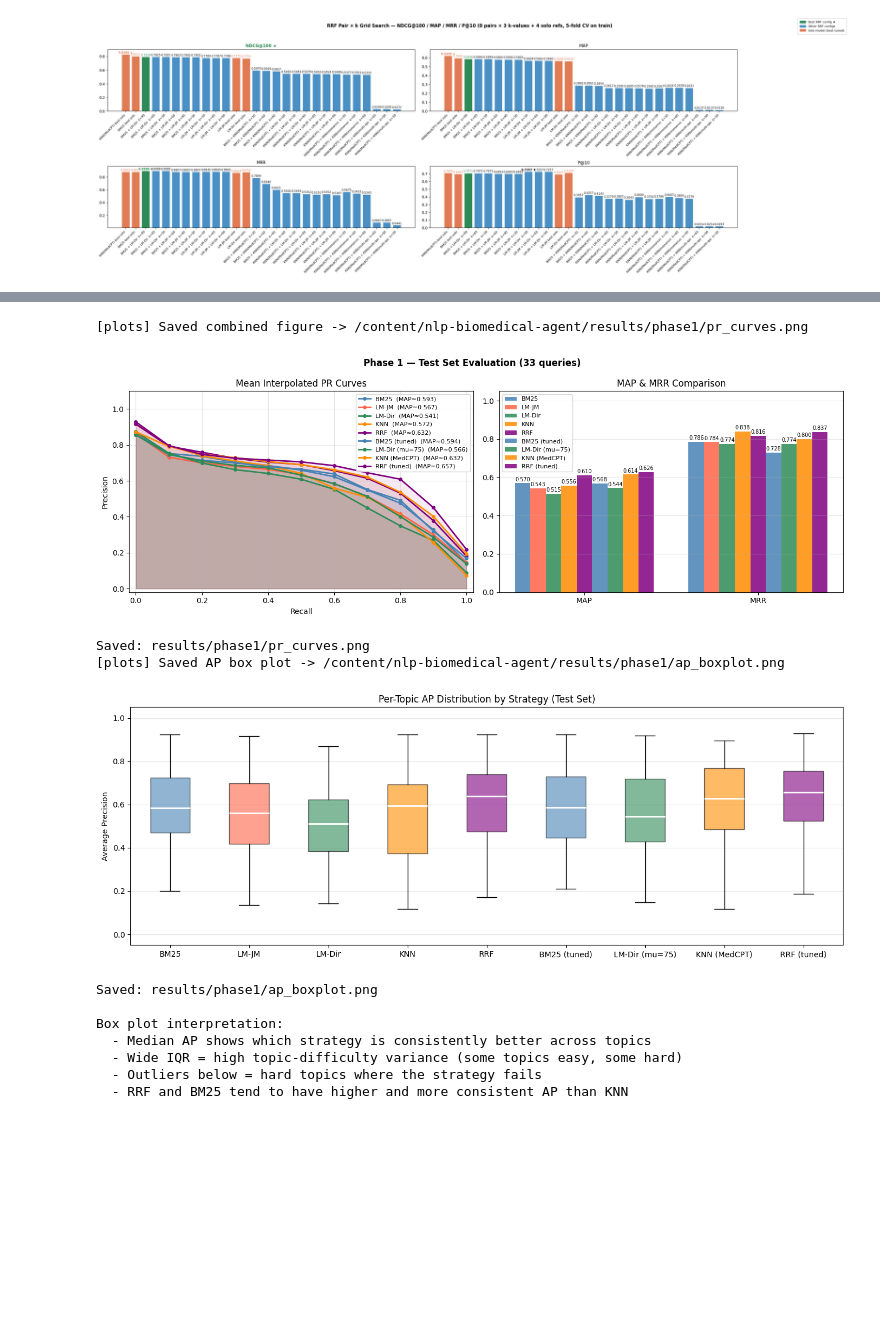
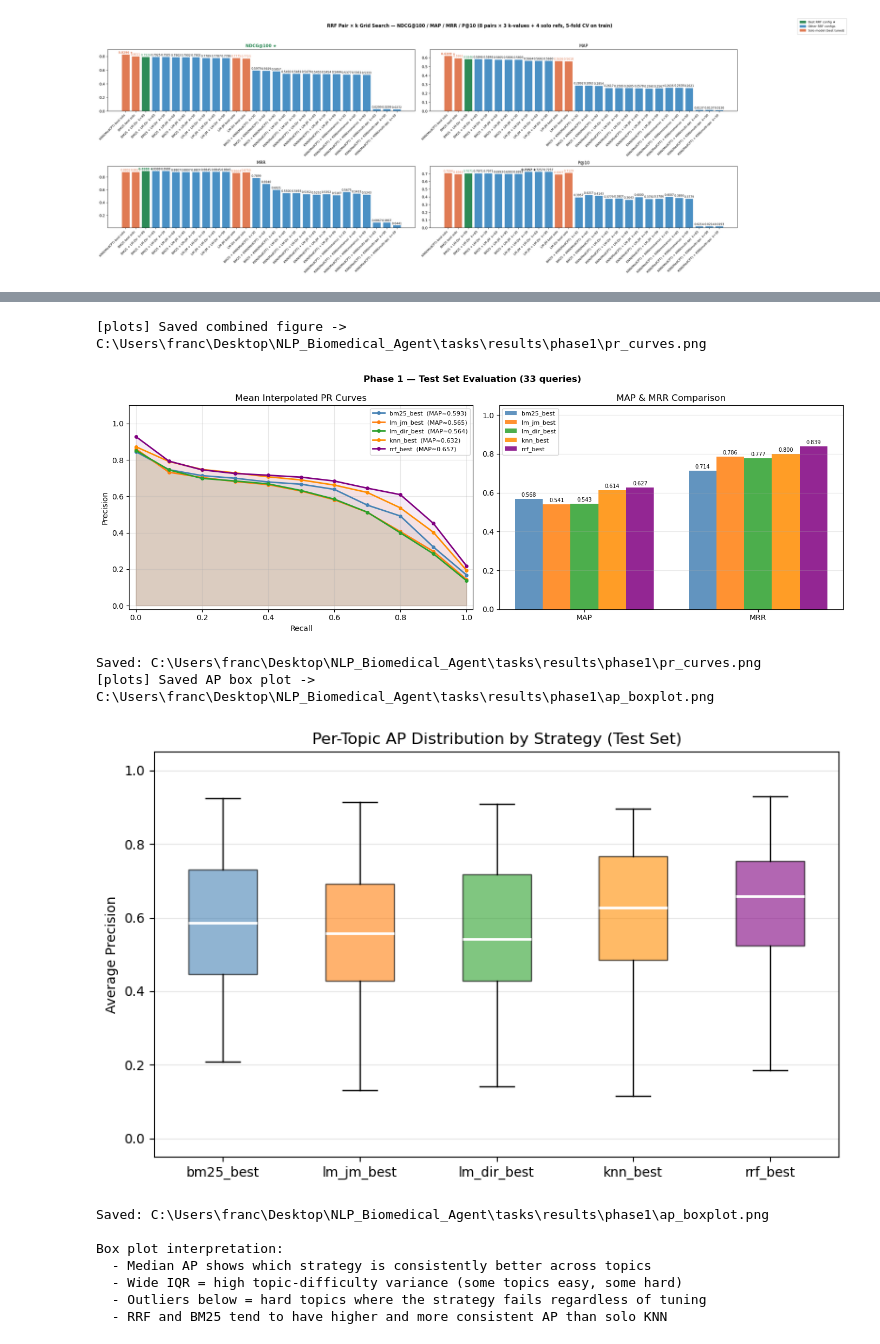
Before and after one commit to fmssilva/NLP_BioMedical_Agent, a Jupyter notebook: tasks/phase1_search.ipynb, the cells around one changed output, grey strips where cells are left out. Cells and saved outputs as stored; diff of their text form; code cells hidden in the pictures; blank space fills up the shorter version.

```diff
--- a/tasks/phase1_search.ipynb
+++ b/tasks/phase1_search.ipynb
@@ -84,9 +84,13 @@ else:
 # resolve project root (works for both local and Colab)
 # NOTE: the notebook must be in tasks/
 ROOT = Path(os.getcwd()).resolve()
-
 if str(ROOT) not in sys.path:
     sys.path.insert(0, str(ROOT))
+for _p in [ROOT, ROOT.parent]:
+    if (_p / "requirements.txt").exists():
+        ROOT = _p
+        break
+
 
 # -- connect to OpenSearch and verify the index is ready --
 from src.indexing.opensearch_client import get_client, check_index
@@ -2597,7 +2484,7 @@ The box plot below shows the **per-topic AP distribution** across the 33 test qu
 import matplotlib
 import matplotlib.pyplot as plt
 
-# use inline backend in notebooks for display; Agg for pure script runs
+# use inline backend in notebooks; Agg for pure script runs
 try:
     from IPython import get_ipython as _get_ipython
     if _get_ipython():
@@ -2607,61 +2494,67 @@ except Exception:
 
 from src.evaluation.plots import plot_combined, plot_per_topic_variance
 
-# build inputs for plot functions
+# ── Build inputs for plot functions ──────────────────────────────────────────
+# pr_curves key returned by evaluate_retriever is "pr_curves" (mean interpolated)
 strategy_curves = {
-    name: r["pr_curves"] for name, r in test_results.items()
+    name: r["pr_curves"]
+    for name, r in tuned_results.items()
 }
-# metric_dict now includes MAP, MRR, P@10, R@100, NDCG@100
+
+# metric_dict: all 5 metrics for every tuned strategy
 metric_dict = {
     name: {
         "MAP":      r["MAP"],
         "MRR":      r["MRR"],
         "P@10":     r["P@10"],
         "R@100":    r["R@100"],
         "NDCG@100": r["NDCG@100"],
     }
-    for name, r in test_results.items()
+    for name, r in tuned_results.items()
 }
+
+# per_topic_ap: {strategy_key: [ap_per_test_topic]}
+# topic IDs are stored as strings in per_query; test_topics has int 'id' fields
 per_topic_ap = {
     name: [r["per_query"][str(t["id"])]["AP"] for t in test_topics]
-    for name, r in test_results.items()
+    for name, r in tuned_results.items()
 }
 
-# combined: PR curves + MAP/MRR/P@10 bar chart side by side
+# ── Combined: mean PR curves + MAP/MRR bar chart ──────────────────────────────
 fig_combined = plot_combined(
     strategy_curves,
     metric_dict,
-    title="Phase 1 — Test Set Evaluation (33 queries)",
-    save_path=PHASE1_DIR / "pr_curves.png",
+    title     = "Phase 1 — Test Set Evaluation (33 queries)",
+    save_path = PHASE1_DIR / "pr_curves.png",
 )
 plt.show()
-print("Saved: results/phase1/pr_curves.png")
+print(f"Saved: {PHASE1_DIR / 'pr_curves.png'}")
 
-# per-topic AP variance box plot
+# ── Per-topic AP variance box plot ────────────────────────────────────────────
 fig_box = plot_per_topic_variance(
     per_topic_ap,
-    title="Per-Topic AP Distribution by Strategy (Test Set)",
-    save_path=PHASE1_DIR / "ap_boxplot.png",
+    title     = "Per-Topic AP Distribution by Strategy (Test Set)",
+    save_path = PHASE1_DIR / "ap_boxplot.png",
 )
 plt.show()
-print("Saved: results/phase1/ap_boxplot.png")
+print(f"Saved: {PHASE1_DIR / 'ap_boxplot.png'}")
 
 # brief interpretation
 print("\nBox plot interpretation:")
 print("  - Median AP shows which strategy is consistently better across topics")
 print("  - Wide IQR = high topic-difficulty variance (some topics easy, some hard)")
-print("  - Outliers below = hard topics where the strategy fails")
-print("  - RRF and BM25 tend to have higher and more consistent AP than KNN")
+print("  - Outliers below = hard topics where the strategy fails regardless of tuning")
+print("  - RRF and BM25 tend to have higher and more consistent AP than solo KNN")
 # %% [output]
-[plots] Saved combined figure -> /content/nlp-biomedical-agent/results/phase1/pr_curves.png
+[plots] Saved combined figure -> C:\Users\franc\Desktop\NLP_Biomedical_Agent\tasks\results\phase1\pr_curves.png
-[figure, old version]
+[figure, new version]
-Saved: results/phase1/pr_curves.png
-[plots] Saved AP box plot -> /content/nlp-biomedical-agent/results/phase1/ap_boxplot.png
+Saved: C:\Users\franc\Desktop\NLP_Biomedical_Agent\tasks\results\phase1\pr_curves.png
+[plots] Saved AP box plot -> C:\Users\franc\Desktop\NLP_Biomedical_Agent\tasks\results\phase1\ap_boxplot.png
-[figure, old version]
+[figure, new version]
-Saved: results/phase1/ap_boxplot.png
+Saved: C:\Users\franc\Desktop\NLP_Biomedical_Agent\tasks\results\phase1\ap_boxplot.png
 
 Box plot interpretation:
   - Median AP shows which strategy is consistently better across topics
   - Wide IQR = high topic-difficulty variance (some topics easy, some hard)
-  - Outliers below = hard topics where the strategy fails
-  - RRF and BM25 tend to have higher and more consistent AP than KNN
+  - Outliers below = hard topics where the strategy fails regardless of tuning
+  - RRF and BM25 tend to have higher and more consistent AP than solo KNN
```
Also changed, not shown: parts of 28 cells of this notebook, 28 other files.
